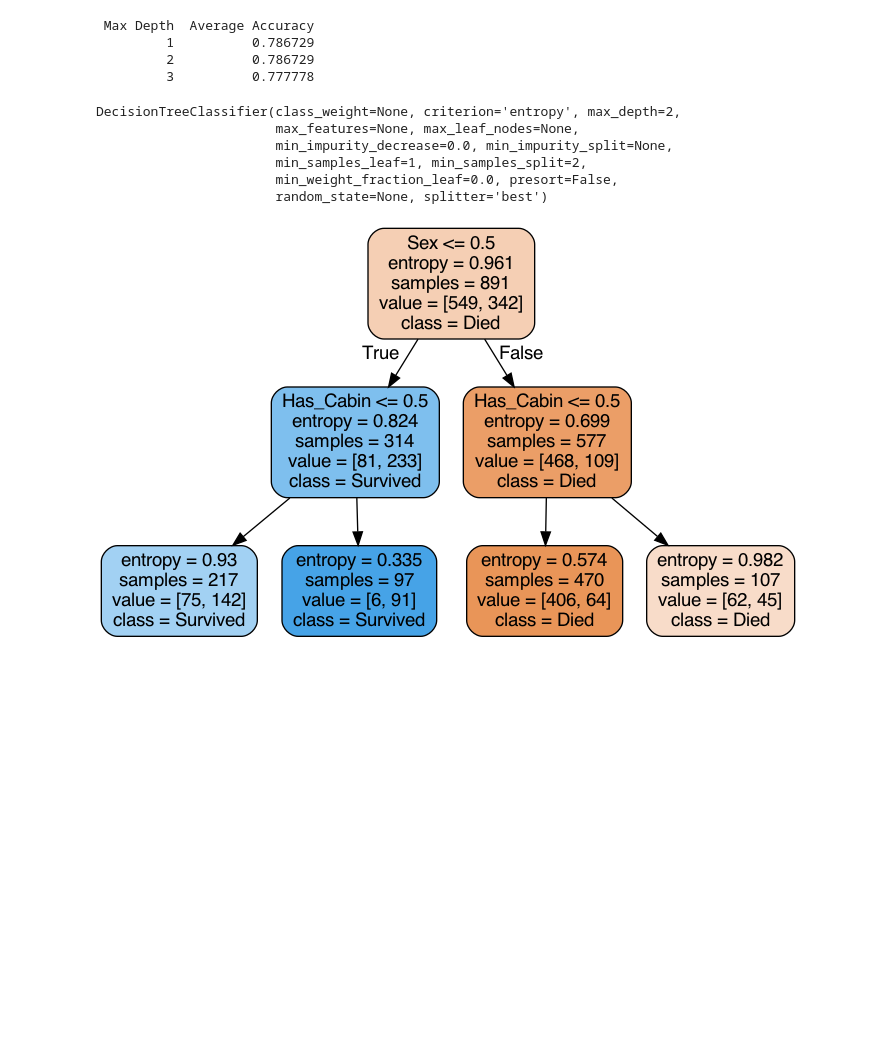
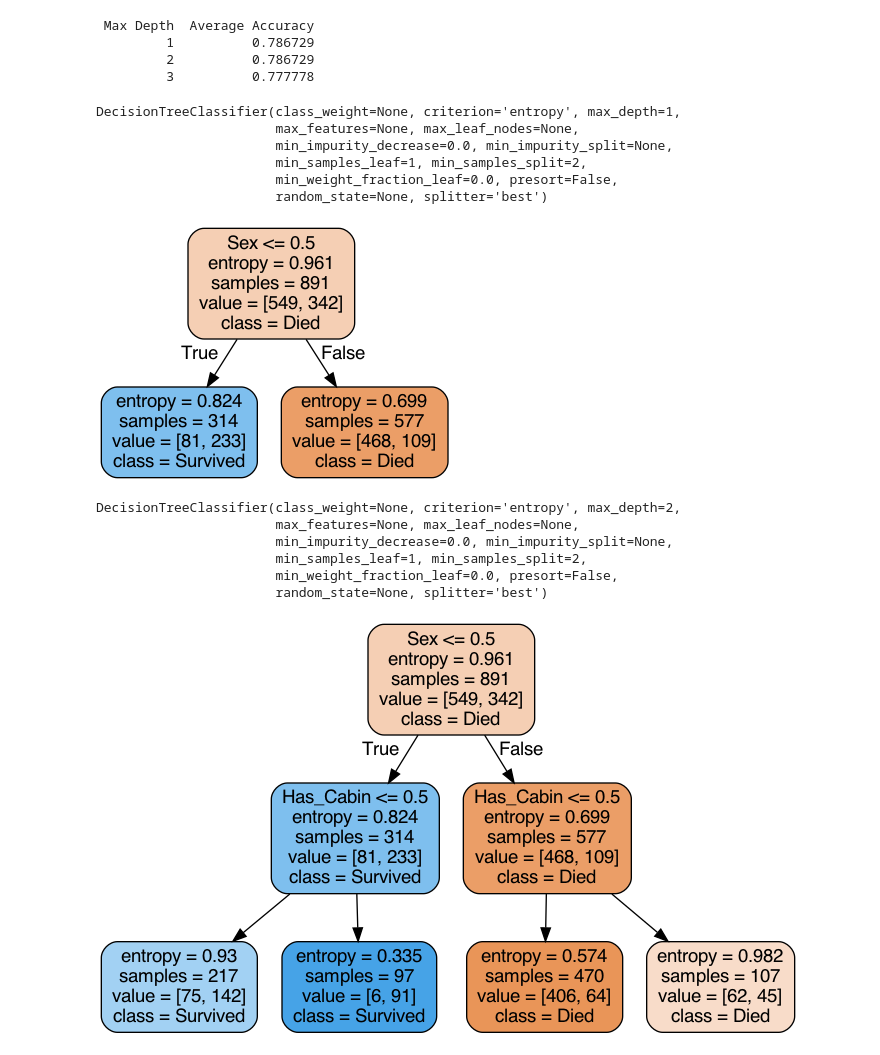
Before and after one commit to chenjieyang326/Econ-211, a Jupyter notebook: titanic_decision_tree.ipynb, the cells around one changed output. Cells and saved outputs as stored; diff of their text form; code cells hidden in the pictures; blank space fills up the shorter version.

```diff
--- a/titanic_decision_tree.ipynb
+++ b/titanic_decision_tree.ipynb
@@ -68,5 +87,39 @@ print(df.to_string(index=False))
          1          0.786729
          2          0.786729
          3          0.777778
+# %%
+y_train = train['Survived']
+x_train = train.drop(['Survived'], axis=1).values
+decision_tree_depth1 = tree.DecisionTreeClassifier(max_depth = 1, criterion = 'entropy')
+decision_tree_depth1.fit(x_train, y_train)
+# %% [output]
+DecisionTreeClassifier(class_weight=None, criterion='entropy', max_depth=1,
+                       max_features=None, max_leaf_nodes=None,
+                       min_impurity_decrease=0.0, min_impurity_split=None,
+                       min_samples_leaf=1, min_samples_split=2,
+                       min_weight_fraction_leaf=0.0, presort=False,
+                       random_state=None, splitter='best')
+# %%
+# Export our trained model as a .dot file
+with open("tree0.dot", 'w') as f:
+     f = tree.export_graphviz(decision_tree_depth1,
+                              out_file=f,
+                              max_depth = 1,
+                              impurity = True,
+                              feature_names = list(train.drop(['Survived'], axis=1)),
+                              class_names = ['Died', 'Survived'],
+                              rounded = True,
+                              filled= True )
+
+#Convert .dot to .png to allow display in web notebook
+check_call(['dot','-Tpng','tree0.dot','-o','tree0.png'])
+
+# Annotating chart with PIL
+img = Image.open("tree0.png")
+draw = ImageDraw.Draw(img)
+img.save('sample-out.png')
+PImage("sample-out.png")
+# %% [output]
+[figure, added]
 # %%
 # Create Numpy arrays of train, test and target (Survived) dataframes to feed into our models
```
Also changed, not shown: parts of 12 cells of this notebook.
